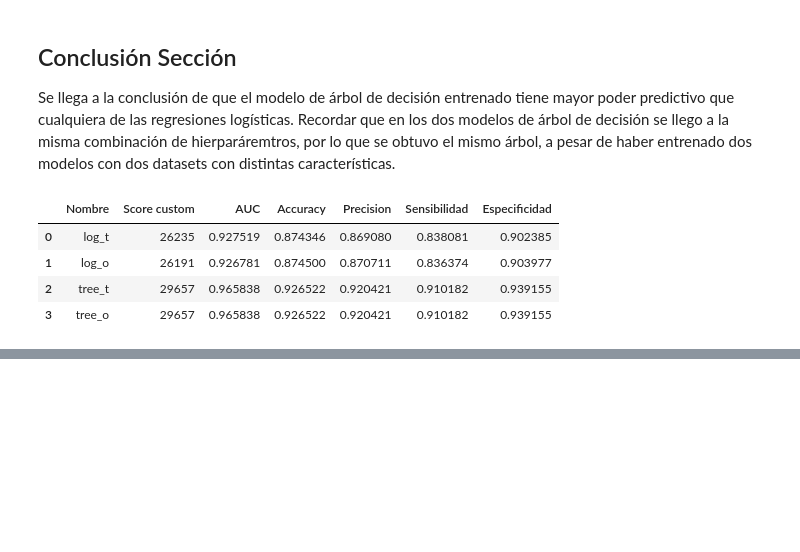
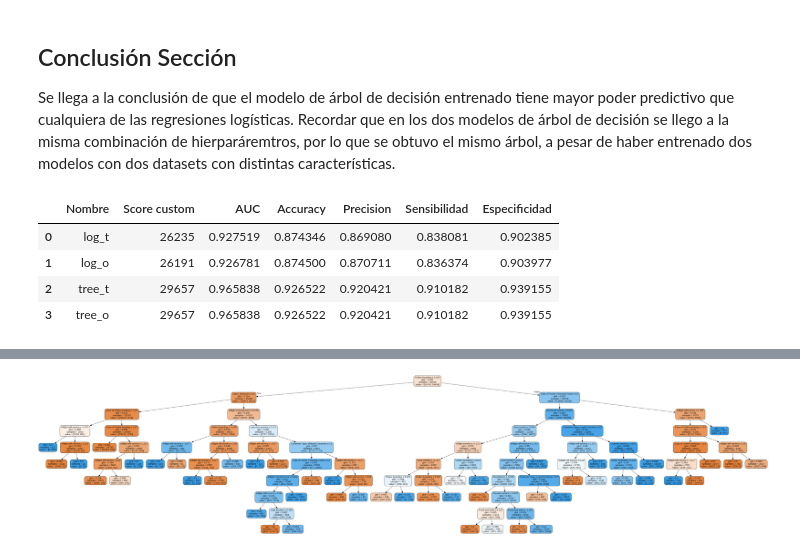
Before and after one commit to TomasSG/Parcial2-CienciaDeDatos, a Jupyter notebook: notebook/Parcial2.ipynb, the cells around one changed output, grey strips where cells are left out. Saved outputs shown, nothing was run; the diff lists cells and outputs as text; code cells hidden in the pictures; blank space fills up the shorter version.

```diff
--- a/notebook/Parcial2.ipynb
+++ b/notebook/Parcial2.ipynb
@@ -1176,0 +1188,17 @@ En esta sección vamos a interpretar los modelos y vamos a tratar de dar respues
+# %%
+def grafico_arbol(tree, column_names):
+  dot_data=export_graphviz(tree,
+                         out_file=None,
+                         feature_names=column_names,
+                         filled=True, rounded=True,
+                         special_characters=True)
+
+  graph = pydotplus.graph_from_dot_data(dot_data)
+
+  return graph.create_png()
+# %%
+# Grafico para uno de los arboles
+png = grafico_arbol(df_modelos["Modelo"][2], X_test_o.columns)
+Image(png)
+# %% [output]
+[figure, added]
```
Also changed, not shown: parts of 9 cells of this notebook.
